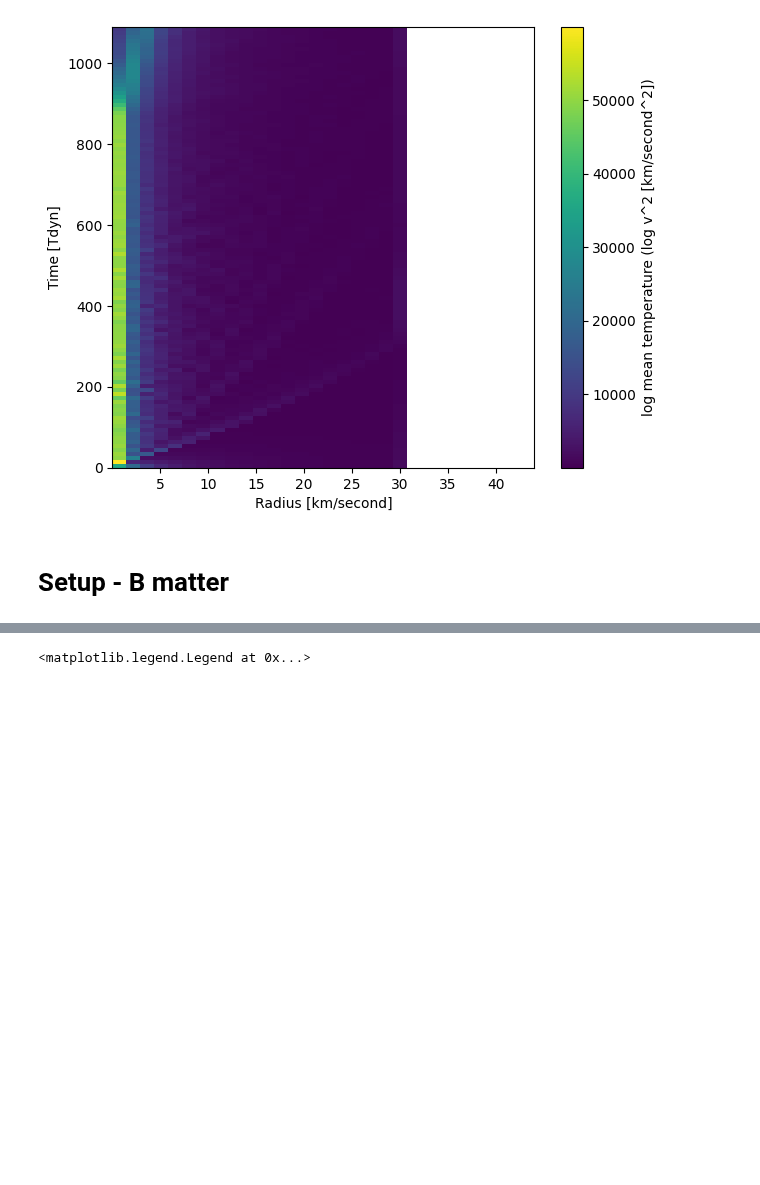
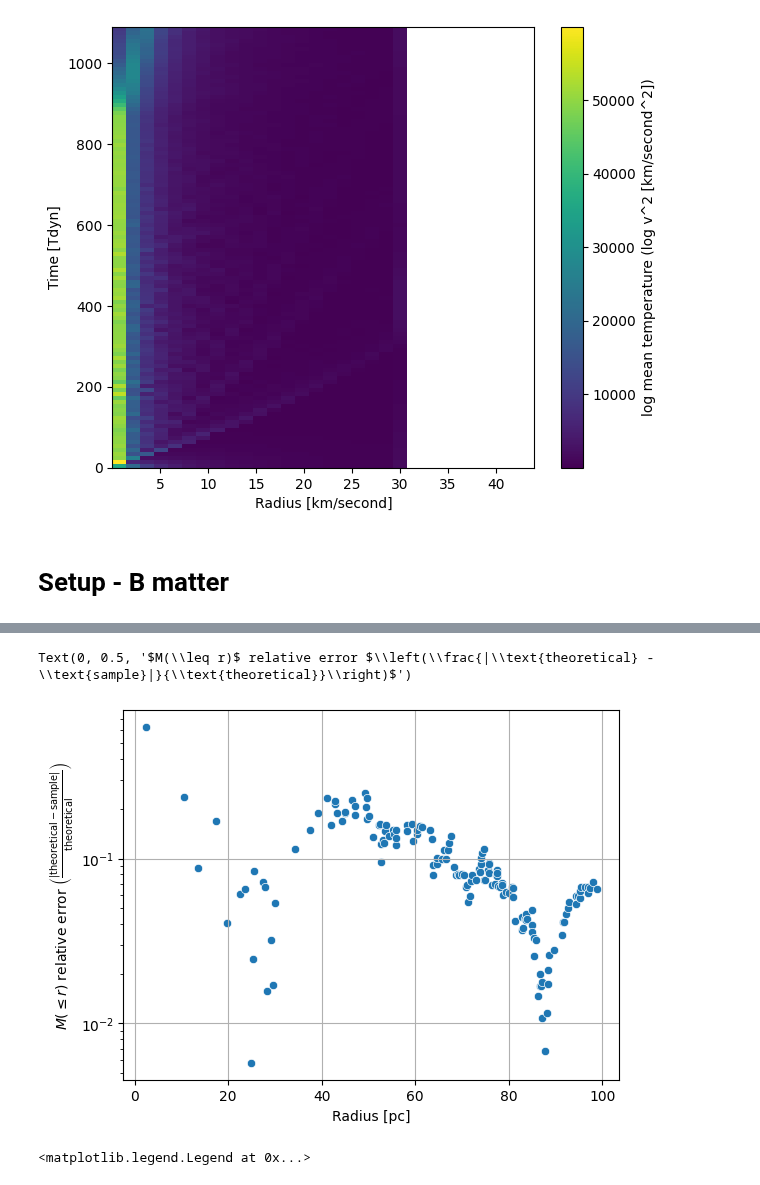
Before and after one commit to Rotem-Barnea/pySIDM, a Jupyter notebook: analysis/run.ipynb, the cells around one changed output, grey strips where cells are left out. Drawn from its saved outputs; the diff is of its cells as text; code cells hidden in the pictures; blank space fills up the shorter version.

```diff
--- a/analysis/run.ipynb
+++ b/analysis/run.ipynb
@@ -140,3 +182,15 @@ ValueError: all the input array dimensions except for the concatenation axis mus
+# %%
+mask = rolls < 0.1
+# ax = sns.scatterplot(x=rolls,y=rel_error)
+ax = sns.scatterplot(x=rolls[mask]*1000,y=rel_error[mask])
+ax.set(yscale='log')
+ax.grid(True)
+ax.set_xlabel('Radius [pc]')
+ax.set_ylabel(r'$M(\leq r)$ relative error $\left(\frac{|\text{theoretical} - \text{sample}|}{\text{theoretical}}\right)$')
+# ax.set_xlim([0,0.5])
+# %% [output]
+Text(0, 0.5, '$M(\\leq r)$ relative error $\\left(\\frac{|\\text{theoretical} - \\text{sample}|}{\\text{theoretical}}\\right)$')
+[figure, added]
 # %%
 # halo.reset()
 halo.evolve(n_Tdyn=1100)
```
Also changed, not shown: parts of 7 cells of this notebook, 3 other files.
